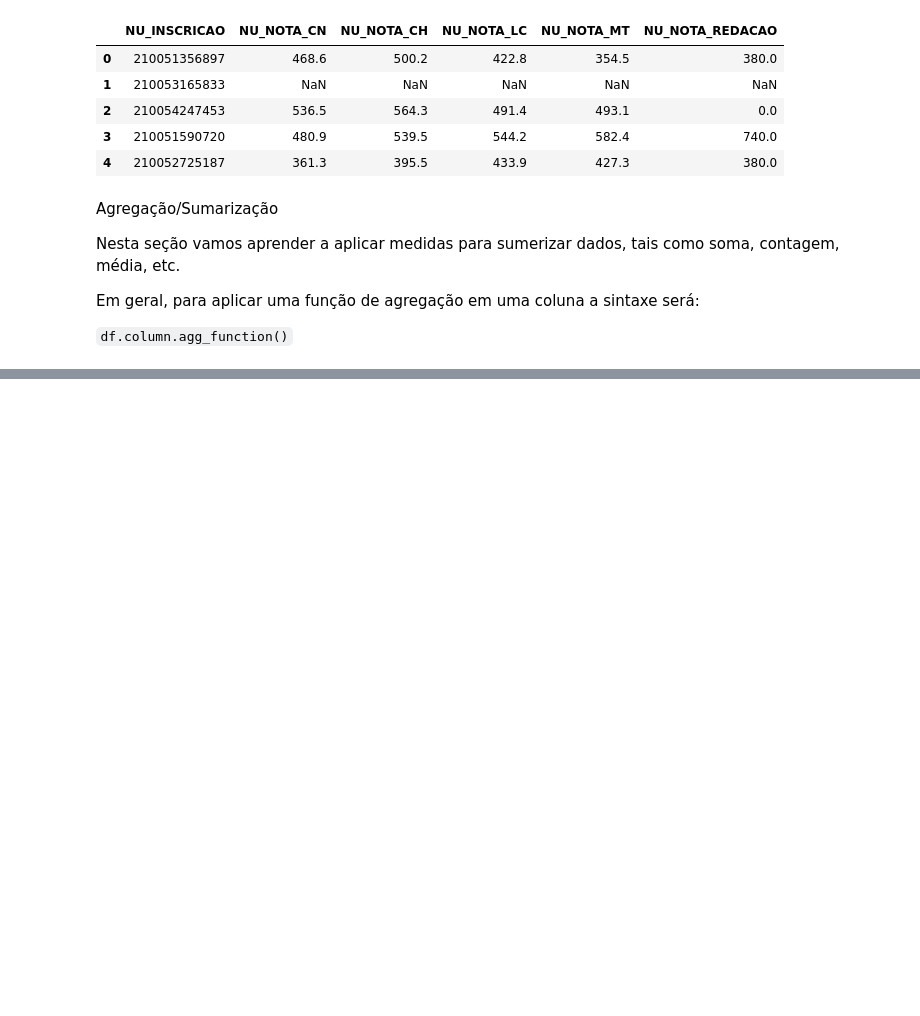
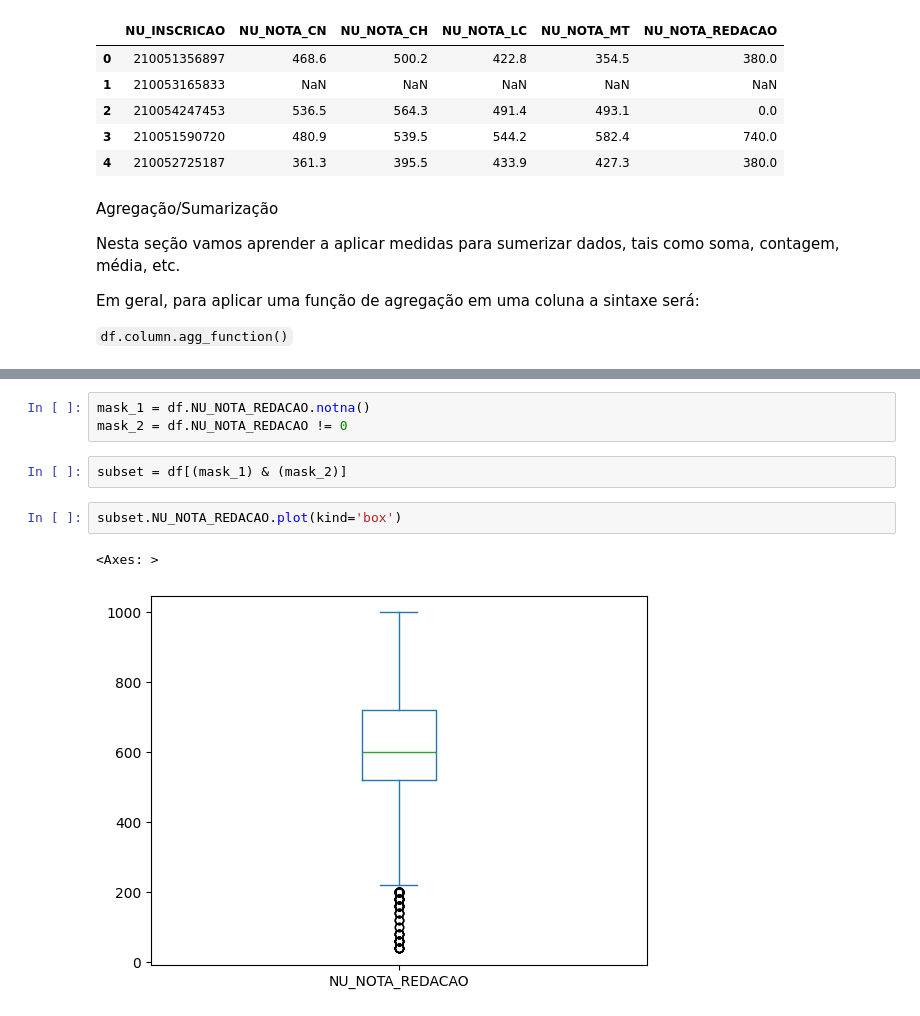
Before and after one commit to leandroclv/python_analise_dados_udemy, a Jupyter notebook: analise_de_dados.ipynb, the cells around one changed output, grey strips where cells are left out. Drawn from its saved outputs; the diff is of its cells as text; blank space fills up the shorter version.

```diff
--- a/analise_de_dados.ipynb
+++ b/analise_de_dados.ipynb
@@ -889,0 +1017,10 @@ Em geral, para aplicar uma função de agregação em uma coluna a sintaxe será
+# %%
+mask_1 = df.NU_NOTA_REDACAO.notna()
+mask_2 = df.NU_NOTA_REDACAO != 0
+# %%
+subset = df[(mask_1) & (mask_2)]
+# %%
+subset.NU_NOTA_REDACAO.plot(kind='box')
+# %% [output]
+<Axes: >
+[figure, added]
```
Also changed, not shown: parts of 29 cells of this notebook.
